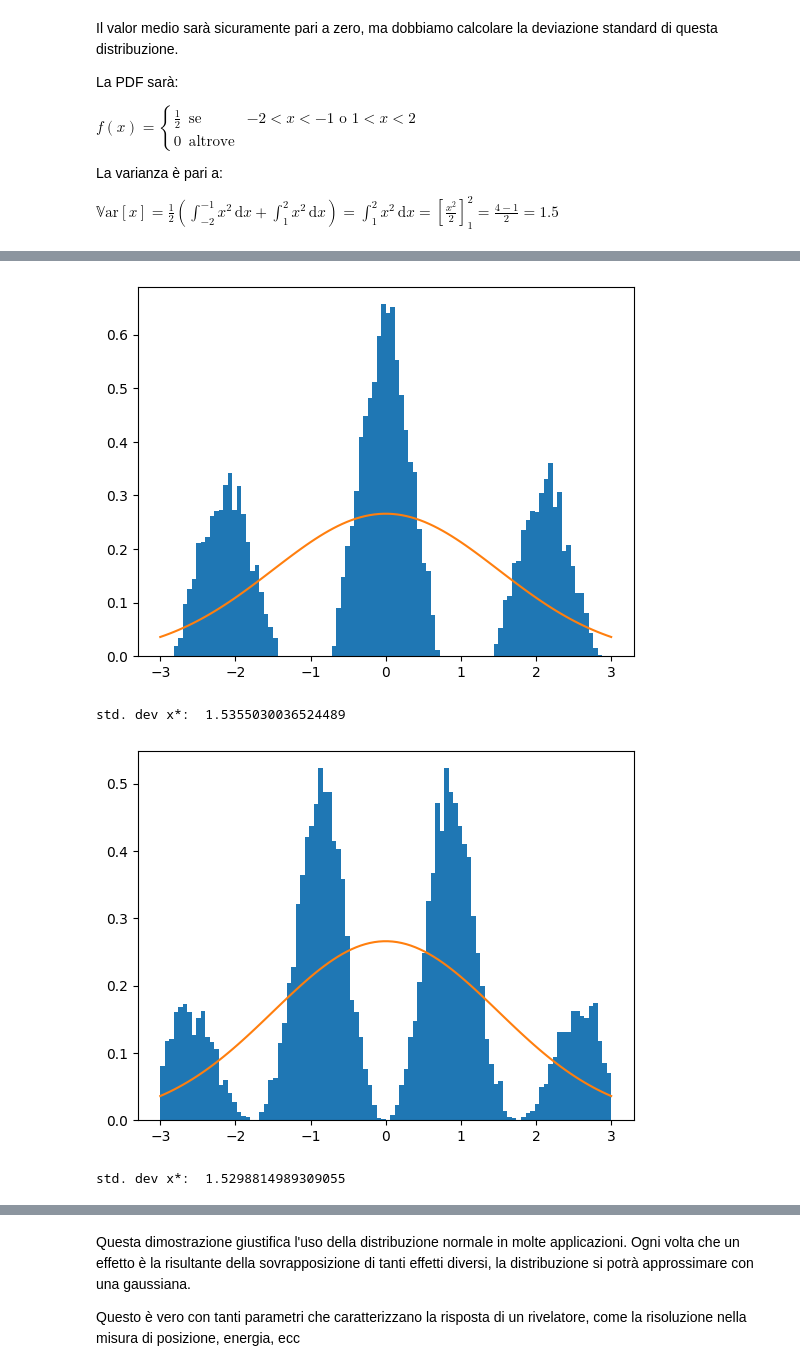
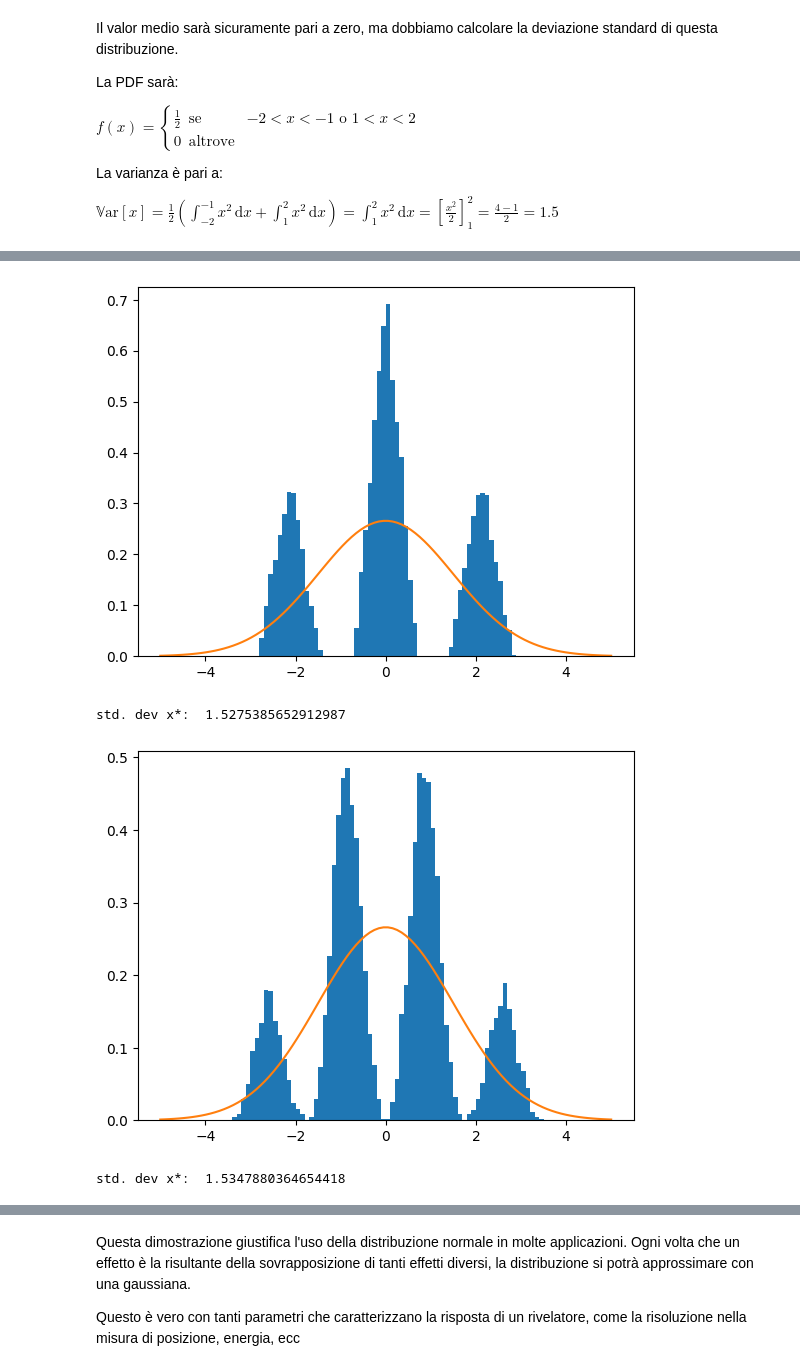
Before and after one commit to lucalista/analisi-dati-2025, a Jupyter notebook: 06.01.00__Generatori_di_variabili_casuali_continue_con_python.ipynb, the cells around one changed output, grey strips where cells are left out. Saved outputs shown, nothing was run; the diff lists cells and outputs as text; code cells hidden in the pictures.

```diff
--- a/06.01.00__Generatori_di_variabili_casuali_continue_con_python.ipynb
+++ b/06.01.00__Generatori_di_variabili_casuali_continue_con_python.ipynb
@@ -194,11 +196,11 @@ std. dev x*:  1.5269665848308545
 # %%
-plot_rnd_mean(rnd_custom, 2, sigma, -3, 3)
+plot_rnd_mean(rnd_custom, 2, sigma, -5, 5)
 # %% [output]
-[figure, old version]
+[figure, new version]
-std. dev x*:  1.5355030036524489
+std. dev x*:  1.5275385652912987
 # %%
-plot_rnd_mean(rnd_custom, 3, sigma, -3, 3)
+plot_rnd_mean(rnd_custom, 3, sigma, -5, 5)
 # %% [output]
-[figure, old version]
+[figure, new version]
-std. dev x*:  1.5298814989309055
+std. dev x*:  1.5347880364654418
 # %%
```
Also changed, not shown: parts of 18 cells of this notebook, 1 other file.
